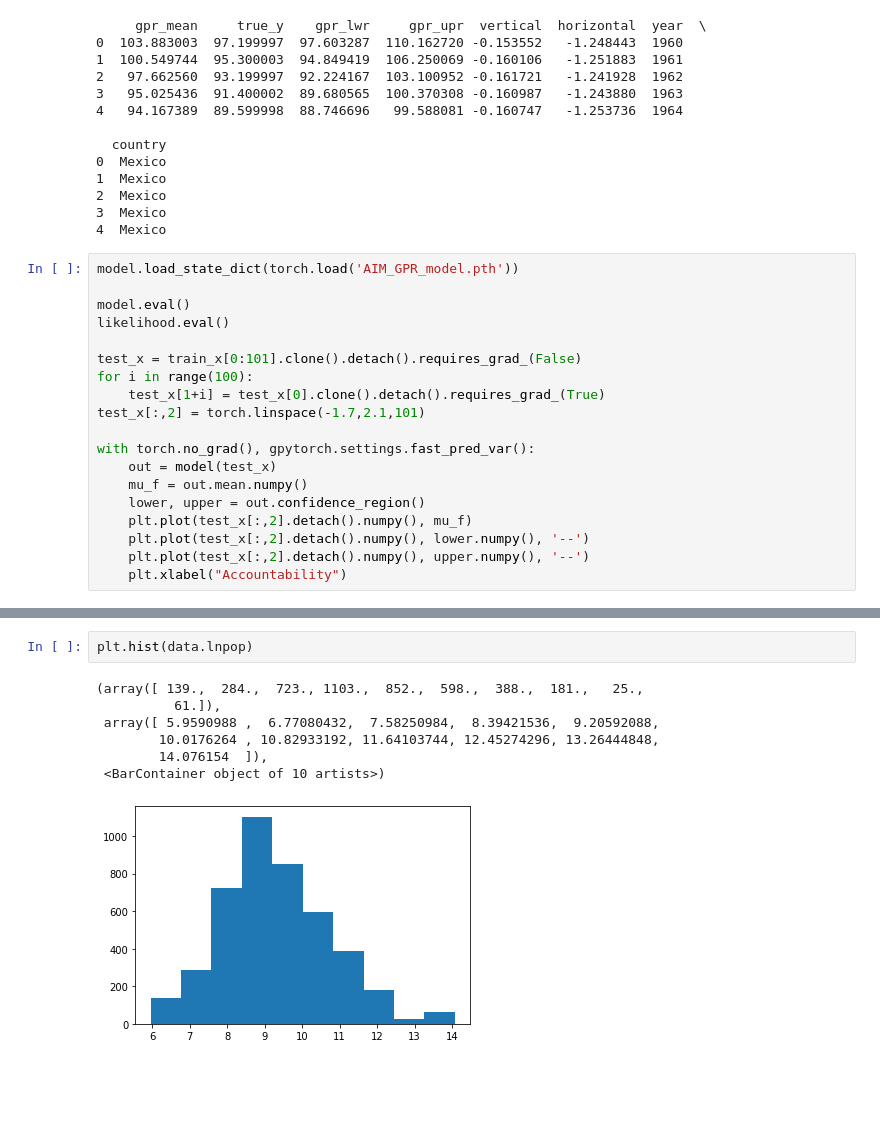
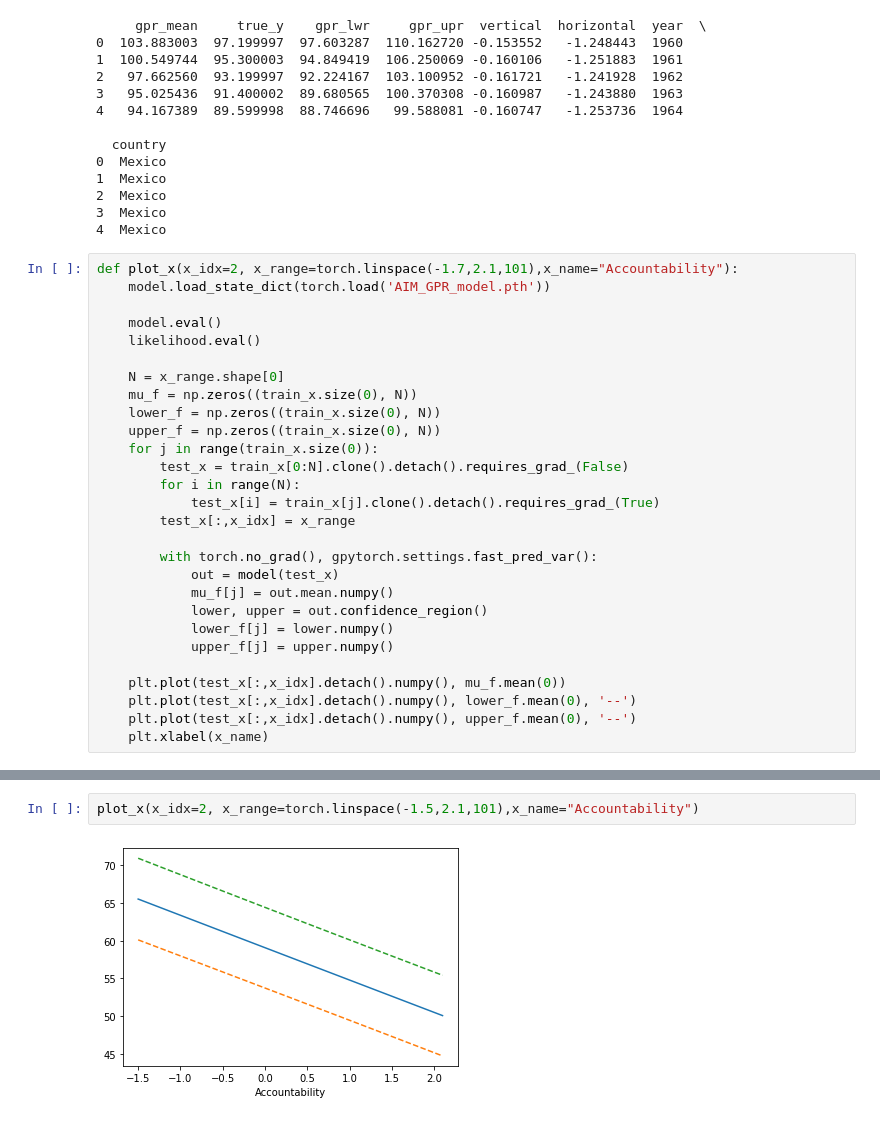
Before and after one commit to yahoochen97/GP_gradient, a Jupyter notebook: PIRI/AccountabilityInfantMortality_GPR.ipynb, the cells around one changed output, grey strips where cells are left out. Drawn from its saved outputs; the diff is of its cells as text; blank space fills up the shorter version.

```diff
--- a/PIRI/AccountabilityInfantMortality_GPR.ipynb
+++ b/PIRI/AccountabilityInfantMortality_GPR.ipynb
@@ -415,21 +415,30 @@ results.to_csv("./results/AIM_fitted_gpr.csv",index=False) #save to file
 3  Mexico
 4  Mexico
 # %%
-model.load_state_dict(torch.load('AIM_GPR_model.pth'))
+def plot_x(x_idx=2, x_range=torch.linspace(-1.7,2.1,101),x_name="Accountability"):
+    model.load_state_dict(torch.load('AIM_GPR_model.pth'))
 
-model.eval()
-likelihood.eval()
+    model.eval()
+    likelihood.eval()
 
-test_x = train_x[0:101].clone().detach().requires_grad_(False)
-for i in range(100):
-    test_x[1+i] = test_x[0].clone().detach().requires_grad_(True)
-test_x[:,2] = torch.linspace(-1.7,2.1,101)
+    N = x_range.shape[0]
+    mu_f = np.zeros((train_x.size(0), N))
+    lower_f = np.zeros((train_x.size(0), N))
+    upper_f = np.zeros((train_x.size(0), N))
+    for j in range(train_x.size(0)):
+        test_x = train_x[0:N].clone().detach().requires_grad_(False)
+        for i in range(N):
+            test_x[i] = train_x[j].clone().detach().requires_grad_(True)
+        test_x[:,x_idx] = x_range
 
-with torch.no_grad(), gpytorch.settings.fast_pred_var():
-    out = model(test_x)
-    mu_f = out.mean.numpy()
-    lower, upper = out.confidence_region()
-    plt.plot(test_x[:,2].detach().numpy(), mu_f)
-    plt.plot(test_x[:,2].detach().numpy(), lower.numpy(), '--')
-    plt.plot(test_x[:,2].detach().numpy(), upper.numpy(), '--')
-    plt.xlabel("Accountability")
+        with torch.no_grad(), gpytorch.settings.fast_pred_var():
+            out = model(test_x)
+            mu_f[j] = out.mean.numpy()
+            lower, upper = out.confidence_region()
+            lower_f[j] = lower.numpy()
+            upper_f[j] = upper.numpy()
+
+    plt.plot(test_x[:,x_idx].detach().numpy(), mu_f.mean(0))
+    plt.plot(test_x[:,x_idx].detach().numpy(), lower_f.mean(0), '--')
+    plt.plot(test_x[:,x_idx].detach().numpy(), upper_f.mean(0), '--')
+    plt.xlabel(x_name)
@@ -459,10 +445,4 @@ with torch.no_grad(), gpytorch.settings.fast_pred_var():
-# %%
-plt.hist(data.lnpop)
-# %% [output]
-(array([ 139.,  284.,  723., 1103.,  852.,  598.,  388.,  181.,   25.,
-          61.]),
- array([ 5.9590988 ,  6.77080432,  7.58250984,  8.39421536,  9.20592088,
-        10.0176264 , 10.82933192, 11.64103744, 12.45274296, 13.26444848,
-        14.076154  ]),
- <BarContainer object of 10 artists>)
-[figure, removed]
+# %%
+plot_x(x_idx=2, x_range=torch.linspace(-1.5,2.1,101),x_name="Accountability")
+# %% [output]
+[figure, added]
```
Also changed, not shown: parts of 4 cells of this notebook.
